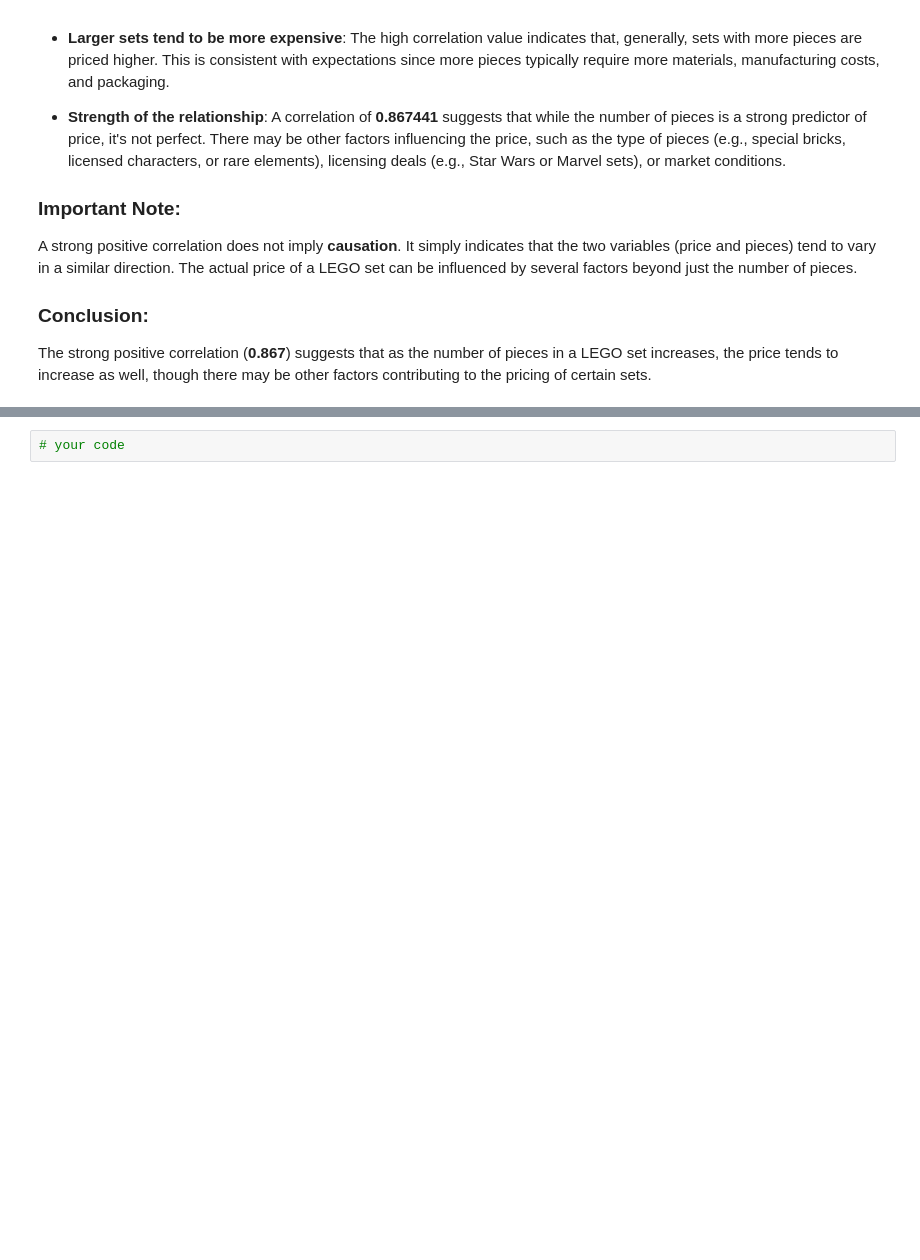
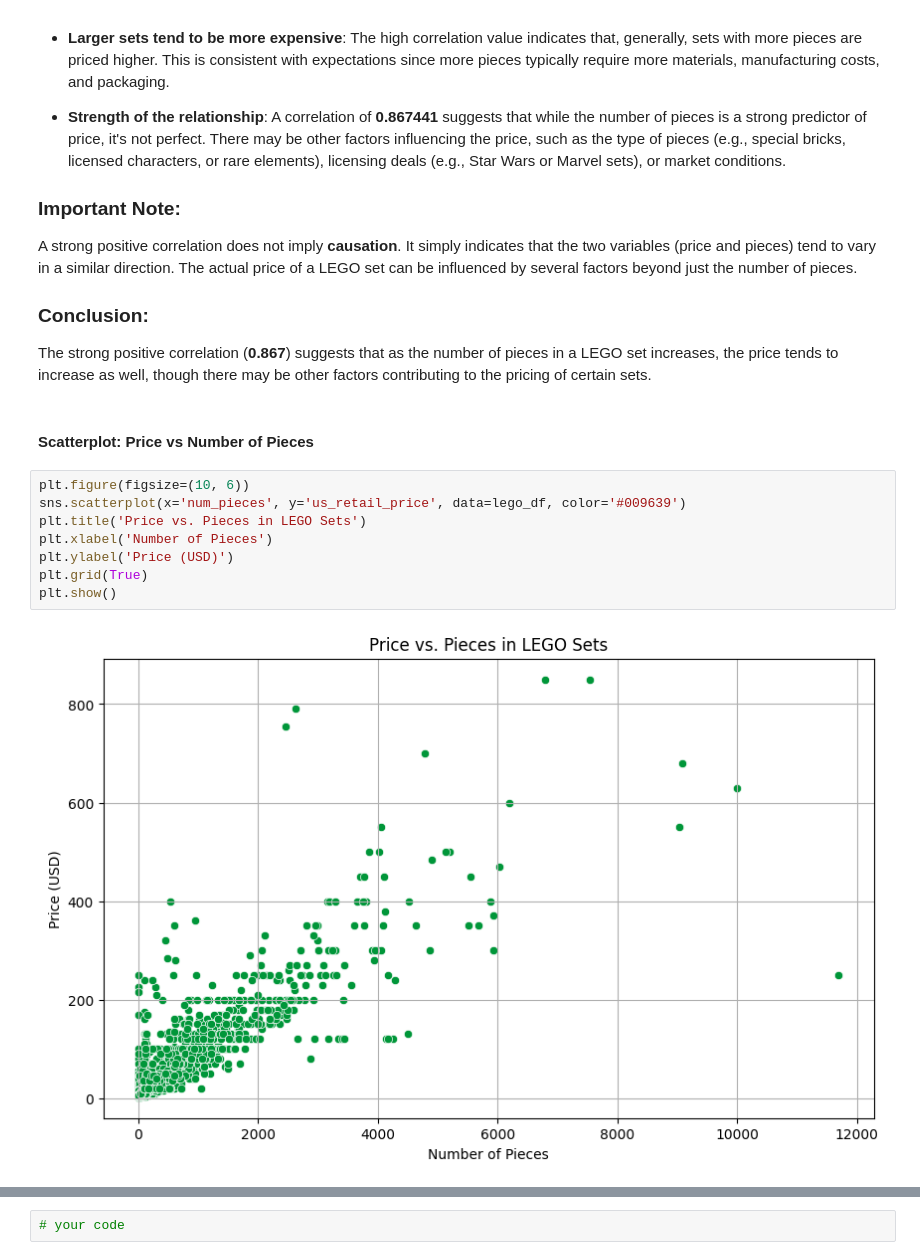
Before and after one commit to bruhu/lego-sets-analysis, a Jupyter notebook: notebooks/2_LEGO_set_analysis.ipynb, the cells around one changed output, grey strips where cells are left out. Cells and saved outputs as stored; diff of their text form; blank space fills up the shorter version.

Commit message:
add scatterplots with and without trendline for the comparison between price and pieces

```diff
--- a/notebooks/2_LEGO_set_analysis.ipynb
+++ b/notebooks/2_LEGO_set_analysis.ipynb
@@ -130,3 +139,15 @@ A strong positive correlation does not imply **causation**. It simply indicates
 
 ### Conclusion:
 The strong positive correlation (**0.867**) suggests that as the number of pieces in a LEGO set increases, the price tends to increase as well, though there may be other factors contributing to the pricing of certain sets.
+# %% [markdown]
+#### **Scatterplot: Price vs Number of Pieces**
+# %%
+plt.figure(figsize=(10, 6))
+sns.scatterplot(x='num_pieces', y='us_retail_price', data=lego_df, color='#009639')
+plt.title('Price vs. Pieces in LEGO Sets')
+plt.xlabel('Number of Pieces')
+plt.ylabel('Price (USD)')
+plt.grid(True)
+plt.show()
+# %% [output]
+[figure, added]
```
Also changed, not shown: parts of 9 cells of this notebook.
